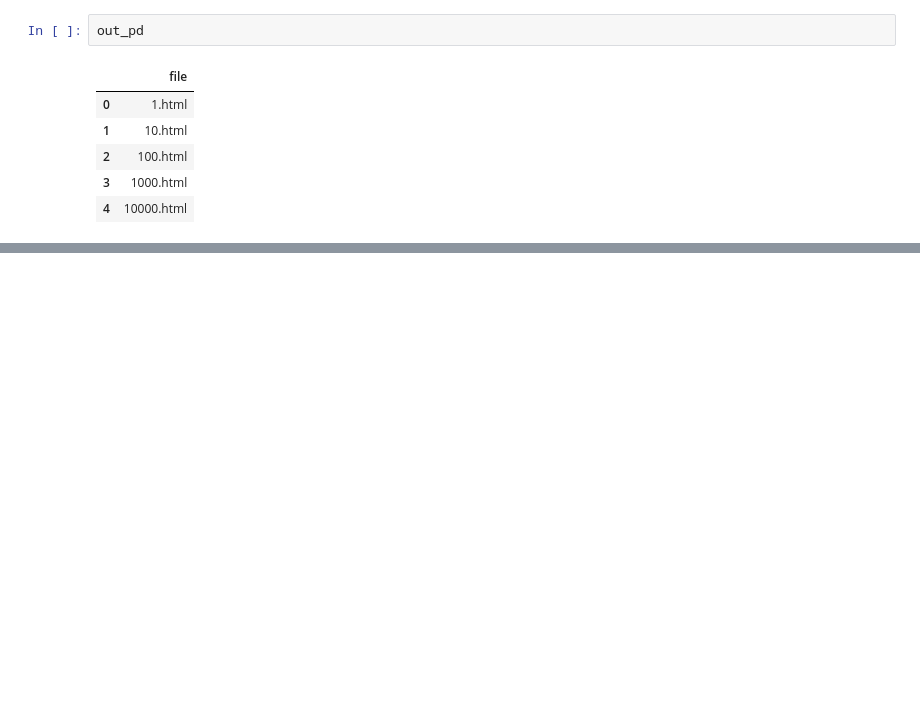
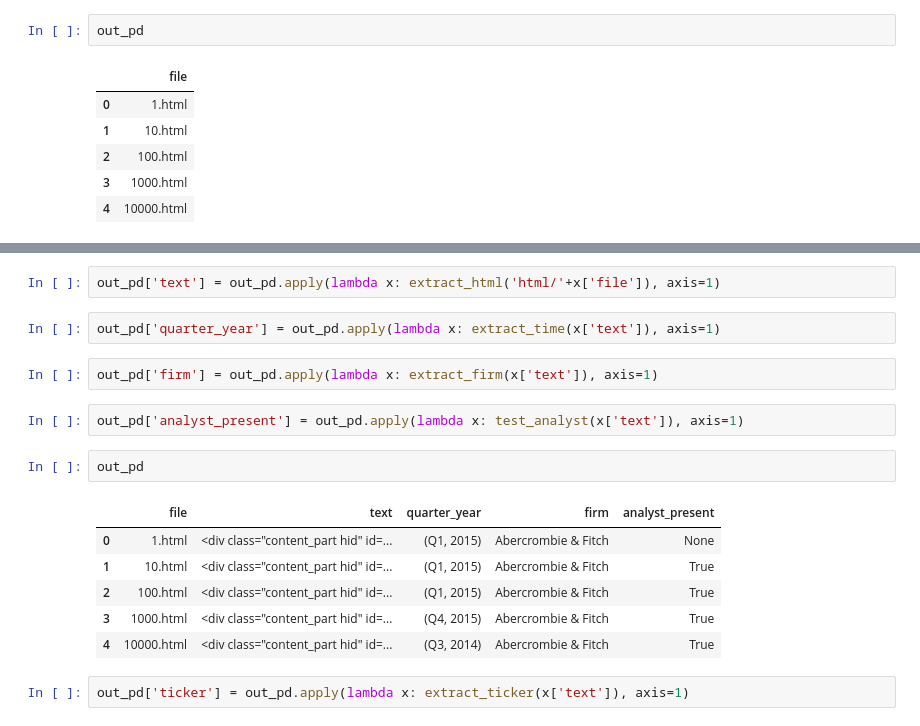
Before and after one commit to internetoftim/textparsing, a Jupyter notebook: Parse Conversation HTML.ipynb, the cells around one changed output, grey strips where cells are left out. Cells and saved outputs as stored; diff of their text form; blank space fills up the shorter version.

Commit message:
sent samples - exec and analyst done

```diff
--- a/Parse Conversation HTML.ipynb
+++ b/Parse Conversation HTML.ipynb
@@ -287,0 +337,19 @@ NameError: name 'df' is not defined
+# %%
+out_pd['text'] = out_pd.apply(lambda x: extract_html('html/'+x['file']), axis=1)
+# %%
+out_pd['quarter_year'] = out_pd.apply(lambda x: extract_time(x['text']), axis=1)
+# %%
+out_pd['firm'] = out_pd.apply(lambda x: extract_firm(x['text']), axis=1)
+# %%
+out_pd['analyst_present'] = out_pd.apply(lambda x: test_analyst(x['text']), axis=1)
+# %%
+out_pd
+# %% [output]
+|  | file | text | quarter_year | firm | analyst_present |
+| 0 | 1.html | <div class="content_part hid" id=... | (Q1, 2015) | Abercrombie & Fitch | None |
+| 1 | 10.html | <div class="content_part hid" id=... | (Q1, 2015) | Abercrombie & Fitch | True |
+| 2 | 100.html | <div class="content_part hid" id=... | (Q1, 2015) | Abercrombie & Fitch | True |
+| 3 | 1000.html | <div class="content_part hid" id=... | (Q4, 2015) | Abercrombie & Fitch | True |
+| 4 | 10000.html | <div class="content_part hid" id=... | (Q3, 2014) | Abercrombie & Fitch | True |
+# %%
+out_pd['ticker'] = out_pd.apply(lambda x: extract_ticker(x['text']), axis=1)
```
Also changed, not shown: parts of 21 cells of this notebook.
